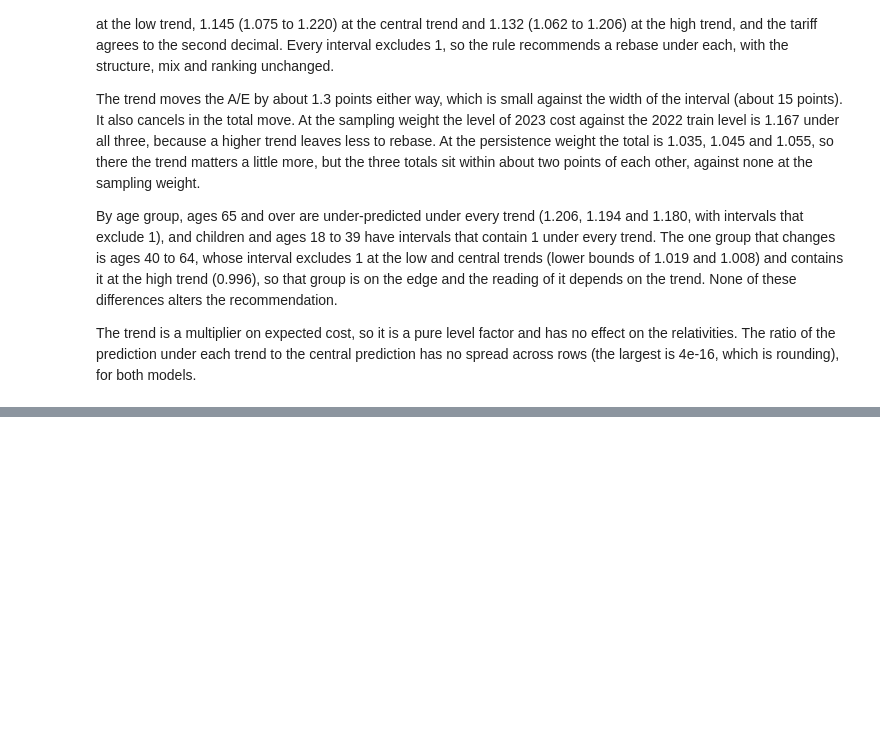
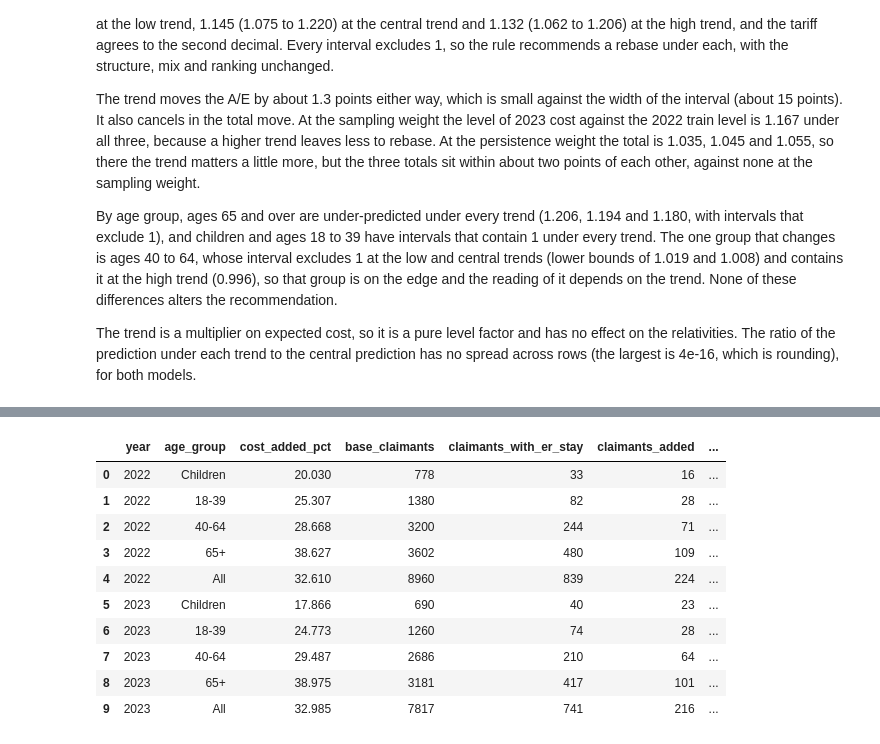
Before and after one commit to asudarmo/health-pricing-meps, a Jupyter notebook: notebooks/04_monitoring.ipynb, the cells around one changed output, grey strips where cells are left out. Cells and saved outputs as stored; diff of their text form; code cells hidden in the pictures; blank space fills up the shorter version.

```diff
--- a/notebooks/04_monitoring.ipynb
+++ b/notebooks/04_monitoring.ipynb
@@ -1318,0 +1331,31 @@ models.
+# %%
+from health_pricing.models import erstays
+
+sens = erstays.build(frozen, oot)
+added_2022 = erstays.added_by_age_group(sens.mart_2022).assign(year=2022)
+added_2023 = erstays.added_by_age_group(sens.mart_2023).assign(year=2023)
+added = pd.concat([added_2022, added_2023], ignore_index=True)
+outofsample.save_table(added, "er_stays_added_by_age_group.csv")
+added[
+    [
+        "year",
+        "age_group",
+        "cost_added_pct",
+        "base_claimants",
+        "claimants_with_er_stay",
+        "claimants_added",
+        "claimants_added_pct",
+    ]
+]
+# %% [output]
+|  | year | age_group | cost_added_pct | base_claimants | claimants_with_er_stay | claimants_added | ... |
+| 0 | 2022 | Children | 20.030 | 778 | 33 | 16 | ... |
+| 1 | 2022 | 18-39 | 25.307 | 1380 | 82 | 28 | ... |
+| 2 | 2022 | 40-64 | 28.668 | 3200 | 244 | 71 | ... |
+| 3 | 2022 | 65+ | 38.627 | 3602 | 480 | 109 | ... |
+| 4 | 2022 | All | 32.610 | 8960 | 839 | 224 | ... |
+| 5 | 2023 | Children | 17.866 | 690 | 40 | 23 | ... |
+| 6 | 2023 | 18-39 | 24.773 | 1260 | 74 | 28 | ... |
+| 7 | 2023 | 40-64 | 29.487 | 2686 | 210 | 64 | ... |
+| 8 | 2023 | 65+ | 38.975 | 3181 | 417 | 101 | ... |
+| 9 | 2023 | All | 32.985 | 7817 | 741 | 216 | ... |
```
Also changed, not shown: parts of 10 cells of this notebook, 11 other files.
